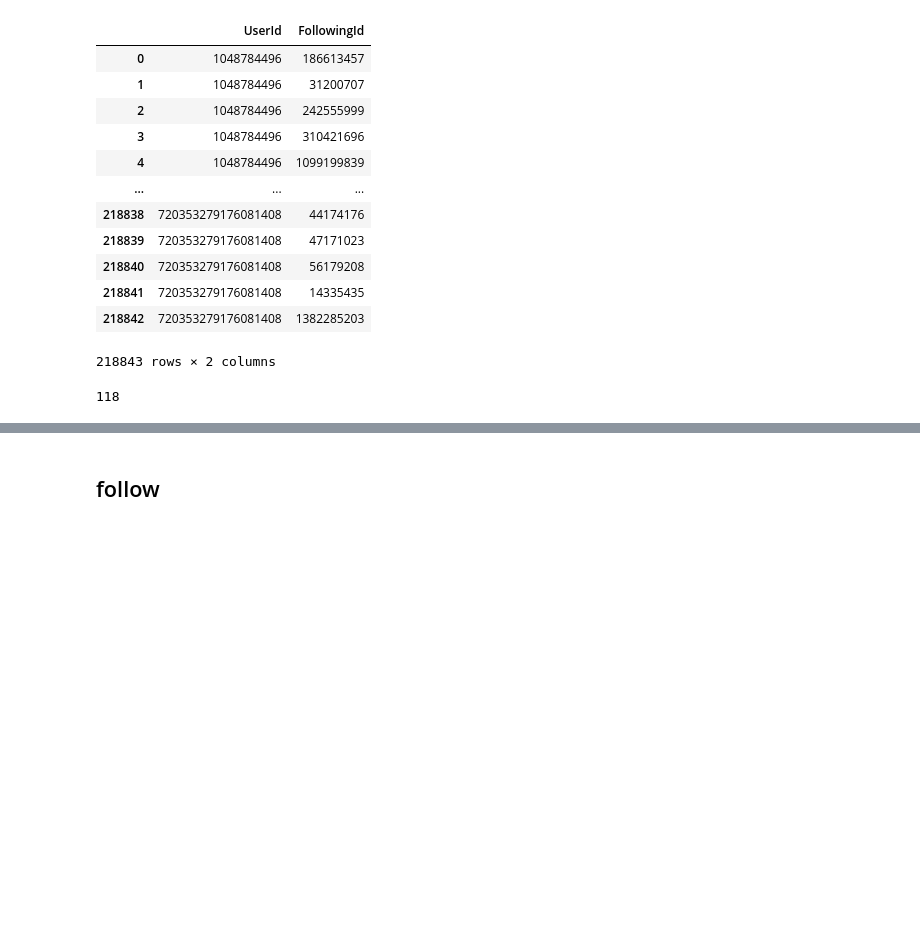
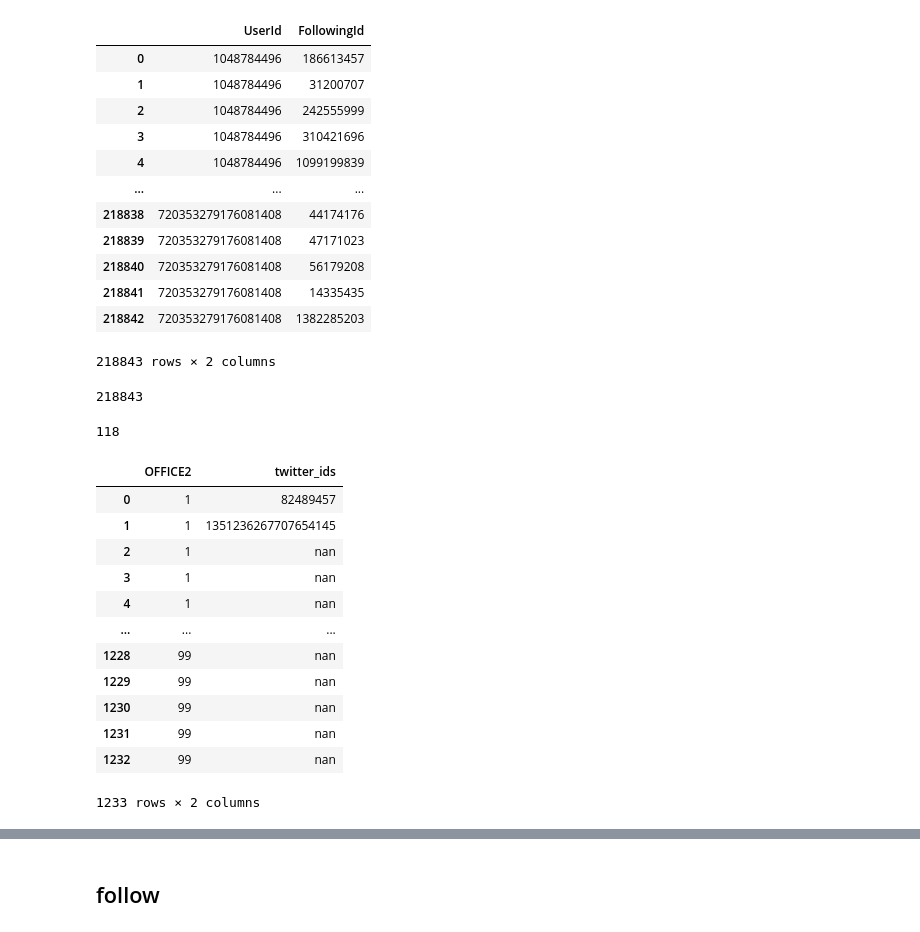
Before and after one commit to CEL-lab/multilayer_polarization, a Jupyter notebook: data/reciprocity_new.ipynb, the cells around one changed output, grey strips where cells are left out. Cells and saved outputs as stored; diff of their text form; code cells hidden in the pictures; blank space fills up the shorter version.

```diff
--- a/data/reciprocity_new.ipynb
+++ b/data/reciprocity_new.ipynb
@@ -42,8 +42,33 @@ userFollowing
 | 218841 | 720353279176081408 | 14335435 |
 | 218842 | 720353279176081408 | 1382285203 |
 218843 rows × 2 columns
+# %%
+len(userFollowing.drop_duplicates())
+# %% [output]
+218843
 # %%
 # unique values in userId
 len(userFollowing['UserId'].unique())
 # %% [output]
 118
+# %%
+df = senators.copy()
+
+# Melt the dataframe
+df_melted = df.melt(id_vars=['OFFICE2'], value_vars=['OTWIT_ID', 'OTWIT_ID_2', 'OTWIT_ID_3', 'OTWIT_ID_4', 'OTWIT_ID_5', 'OTWIT_ID_6', 'GOVTWIT_ID', 'PTWIT_ID', 'twitter_id'], value_name='twitter_ids').drop(columns='variable').sort_values(by='OFFICE2').reset_index(drop=True)
+
+df_melted
+# %% [output]
+|  | OFFICE2 | twitter_ids |
+| 0 | 1 | 82489457 |
+| 1 | 1 | 1351236267707654145 |
+| 2 | 1 | nan |
+| 3 | 1 | nan |
+| 4 | 1 | nan |
+| ... | ... | ... |
+| 1228 | 99 | nan |
+| 1229 | 99 | nan |
+| 1230 | 99 | nan |
+| 1231 | 99 | nan |
+| 1232 | 99 | nan |
+1233 rows × 2 columns
```
Also changed, not shown: parts of 9 cells of this notebook, 3 other files.
